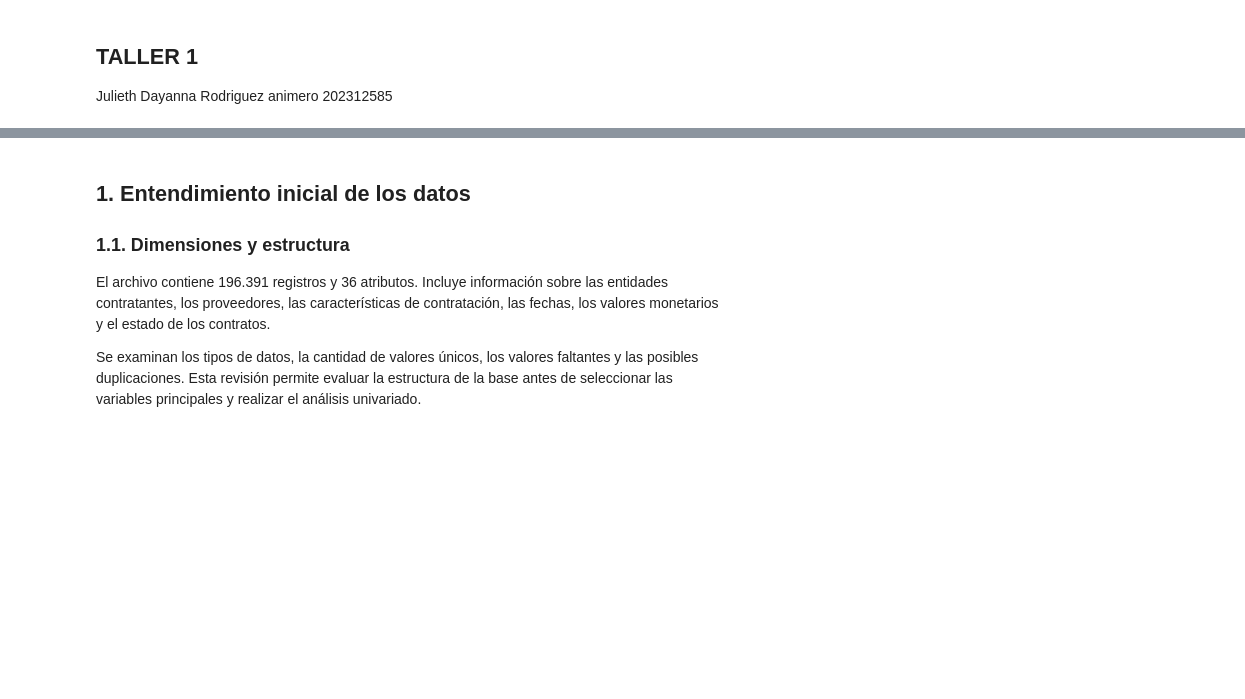
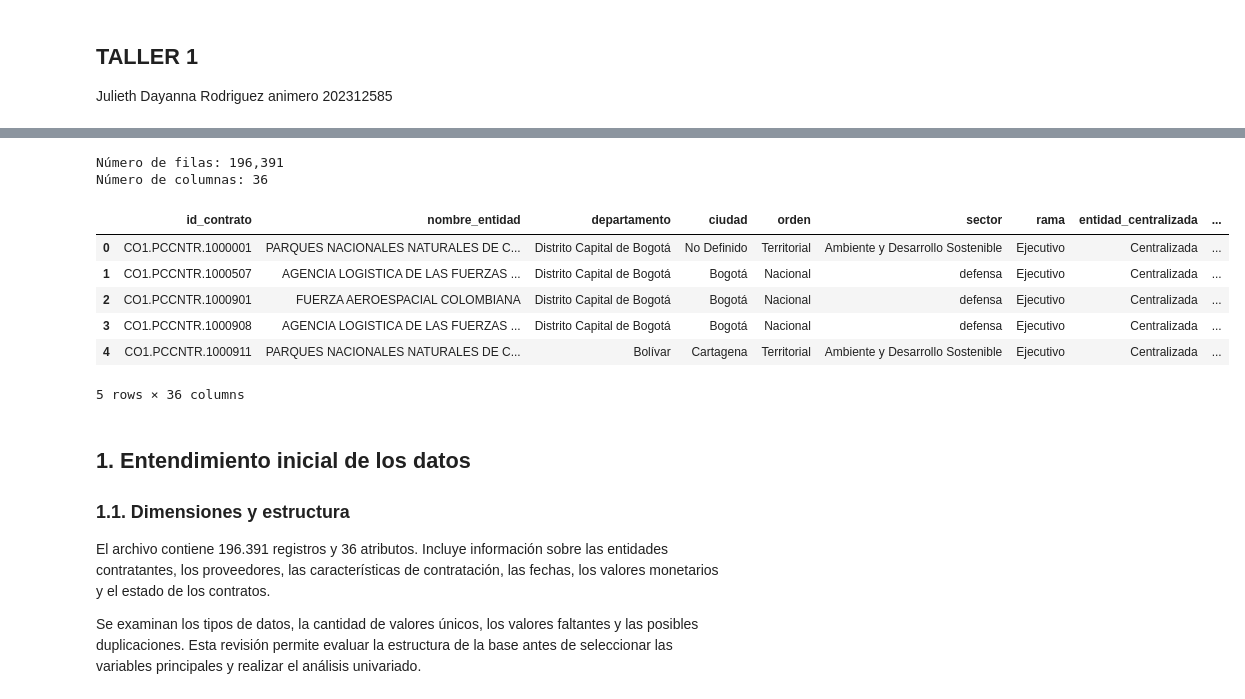
Before and after one commit to Juliethr3/taller-1-secop, a Jupyter notebook: notebooks/taller_1_secop.ipynb, the cells around one changed output, grey strips where cells are left out. Saved outputs shown, nothing was run; the diff lists cells and outputs as text; code cells hidden in the pictures; blank space fills up the shorter version.

Commit message:
corregir carga de datos

```diff
--- a/notebooks/taller_1_secop.ipynb
+++ b/notebooks/taller_1_secop.ipynb
@@ -23,3 +11,31 @@ Listo: ['secop_bienes.parquet', 'secop_bienes (2).parquet']
+# %%
+from pathlib import Path
+import urllib.request
+
+# Buscar los datos desde la raíz del repo o desde la carpeta notebooks/.
+candidatas = [Path("data/secop_bienes.parquet"), Path("../data/secop_bienes.parquet")]
+ruta_datos = next((ruta for ruta in candidatas if ruta.exists()), candidatas[0])
+# Si no están (por ejemplo, en Colab), se descargan del repositorio.
+if not ruta_datos.exists():
+    ruta_datos.parent.mkdir(exist_ok=True)
+    urllib.request.urlretrieve(
+        "https://github.com/Juliethr3/taller-1-secop/raw/main/data/secop_bienes.parquet",
+        ruta_datos
+    )
+df_original = pd.read_parquet(ruta_datos)
+print(f"Número de filas: {df_original.shape[0]:,}")
+print(f"Número de columnas: {df_original.shape[1]}")
+display(df_original.head())
+# %% [output]
+Número de filas: 196,391
+Número de columnas: 36
+|  | id_contrato | nombre_entidad | departamento | ciudad | orden | sector | rama | entidad_centralizada | ... |
+| 0 | CO1.PCCNTR.1000001 | PARQUES NACIONALES NATURALES DE C... | Distrito Capital de Bogotá | No Definido | Territorial | Ambiente y Desarrollo Sostenible | Ejecutivo | Centralizada | ... |
+| 1 | CO1.PCCNTR.1000507 | AGENCIA LOGISTICA DE LAS FUERZAS ... | Distrito Capital de Bogotá | Bogotá | Nacional | defensa | Ejecutivo | Centralizada | ... |
+| 2 | CO1.PCCNTR.1000901 | FUERZA AEROESPACIAL COLOMBIANA | Distrito Capital de Bogotá | Bogotá | Nacional | defensa | Ejecutivo | Centralizada | ... |
+| 3 | CO1.PCCNTR.1000908 | AGENCIA LOGISTICA DE LAS FUERZAS ... | Distrito Capital de Bogotá | Bogotá | Nacional | defensa | Ejecutivo | Centralizada | ... |
+| 4 | CO1.PCCNTR.1000911 | PARQUES NACIONALES NATURALES DE C... | Bolívar | Cartagena | Territorial | Ambiente y Desarrollo Sostenible | Ejecutivo | Centralizada | ... |
+5 rows × 36 columns
 # %% [markdown]
 ## 1. Entendimiento inicial de los datos
 
```
Also changed, not shown: parts of 1 cell of this notebook.
